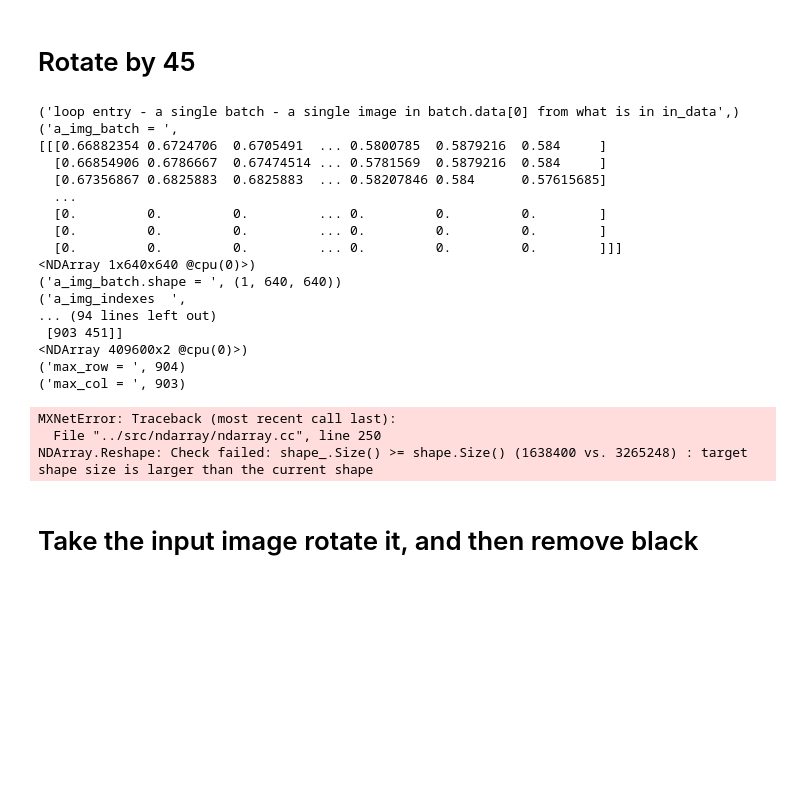
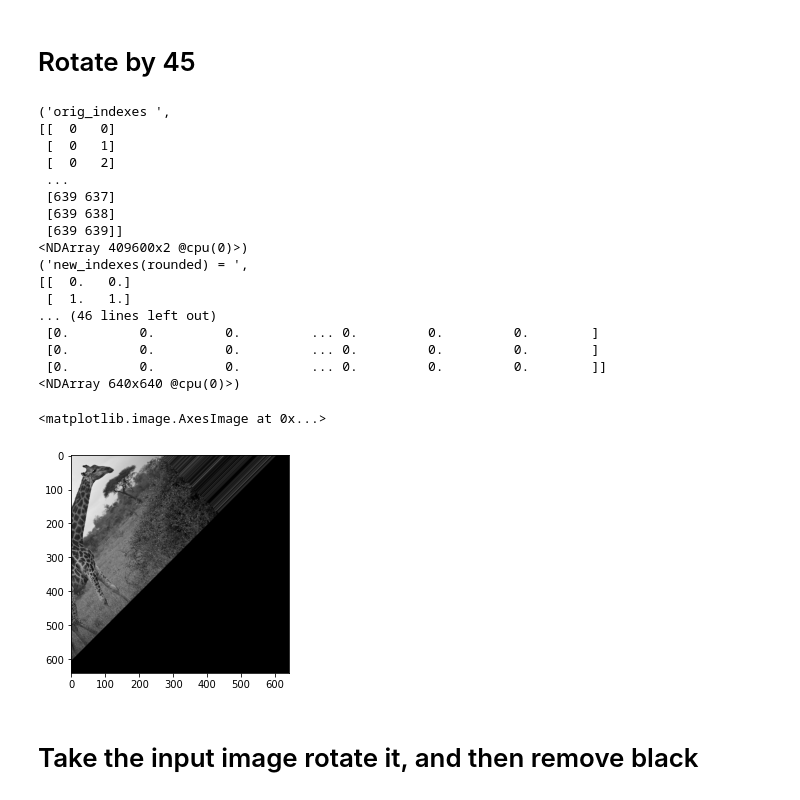
Before and after one commit to rtp-aws/devpost_aws_disaster_response, a Jupyter notebook: python/rotate_eight.ipynb, the cells around one changed output. Saved outputs shown, nothing was run; the diff lists cells and outputs as text; code cells hidden in the pictures; blank space fills up the shorter version.

```diff
--- a/python/rotate_eight.ipynb
+++ b/python/rotate_eight.ipynb
@@ -495,29 +652,28 @@ shape of image is now  (640, 640)
 # %% [markdown]
 # Rotate by 45
 # %%
-out_img_batch = my_rotate(in_img_batch, rotate_45, True)
+out_img_batch = my_rotate(in_img_batch, rotate_45, False)
 plt.imshow(out_img_batch[0].asnumpy(), cmap='gray')
 # %% [output]
-('loop entry - a single batch - a single image in batch.data[0] from what is in in_data',)
-('a_img_batch = ',
-[[[0.66882354 0.6724706  0.6705491  ... 0.5800785  0.5879216  0.584     ]
-  [0.66854906 0.6786667  0.67474514 ... 0.5781569  0.5879216  0.584     ]
-  [0.67356867 0.6825883  0.6825883  ... 0.58207846 0.584      0.57615685]
-  ...
-  [0.         0.         0.         ... 0.         0.         0.        ]
-  [0.         0.         0.         ... 0.         0.         0.        ]
-  [0.         0.         0.         ... 0.         0.         0.        ]]]
-<NDArray 1x640x640 @cpu(0)>)
-('a_img_batch.shape = ', (1, 640, 640))
-('a_img_indexes  ',
-... (94 lines left out)
- [903 451]]
+('orig_indexes ',
+[[  0   0]
+ [  0   1]
+ [  0   2]
+ ...
+ [639 637]
+ [639 638]
+ [639 639]]
 <NDArray 409600x2 @cpu(0)>)
-('max_row = ', 904)
-('max_col = ', 903)
+('new_indexes(rounded) = ',
+[[  0.   0.]
+ [  1.   1.]
+... (46 lines left out)
+ [0.         0.         0.         ... 0.         0.         0.        ]
+ [0.         0.         0.         ... 0.         0.         0.        ]
+ [0.         0.         0.         ... 0.         0.         0.        ]]
+<NDArray 640x640 @cpu(0)>)
-MXNetError: Traceback (most recent call last):
-  File "../src/ndarray/ndarray.cc", line 250
-NDArray.Reshape: Check failed: shape_.Size() >= shape.Size() (1638400 vs. 3265248) : target shape size is larger than the current shape
+<matplotlib.image.AxesImage at 0x...>
+[figure, added]
 # %% [markdown]
 # Take the input image rotate it, and then remove black
 # %%
```
Also changed, not shown: parts of 14 cells of this notebook.
